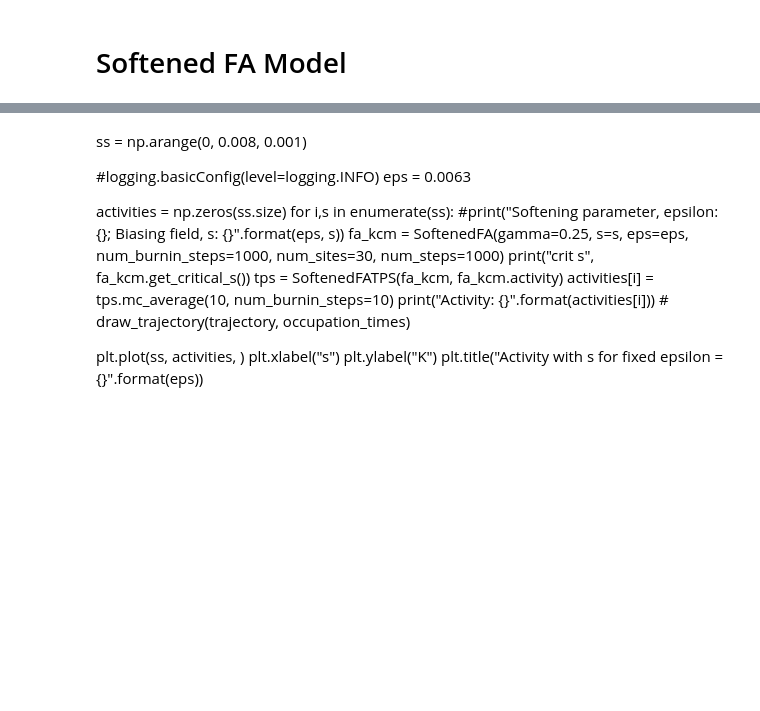
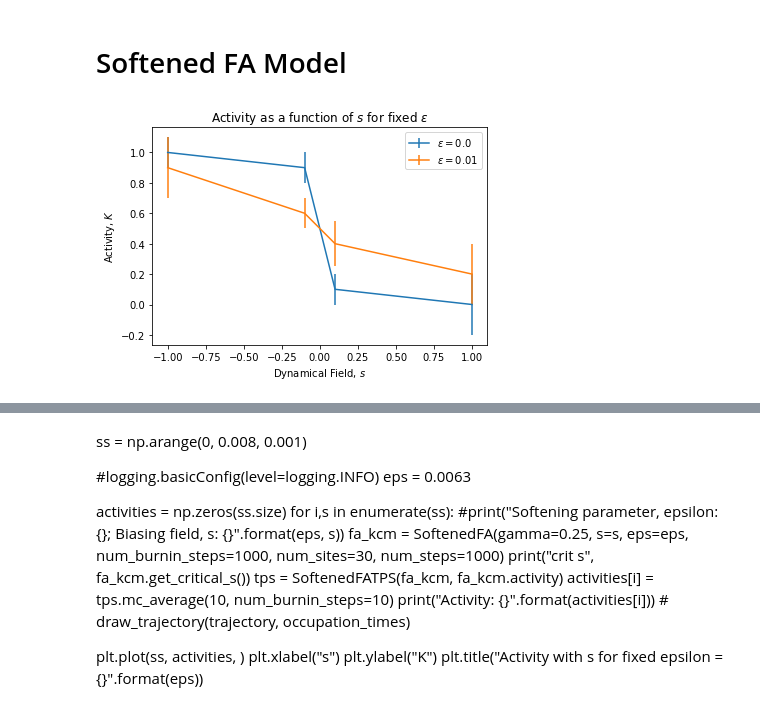
Before and after one commit to jqhoogland/ACM, a Jupyter notebook: Continuous Time Done Correctly.ipynb, the cells around one changed output, grey strips where cells are left out. Saved outputs shown, nothing was run; the diff lists cells and outputs as text; code cells hidden in the pictures; blank space fills up the shorter version.

Commit message:
Completed  method of TransitionPathSampler with a binning analysis of the rror to circumvent autocorrelation problems; Added a function to plot activity as a function of s for fixed epsilon values

```diff
--- a/Continuous Time Done Correctly.ipynb
+++ b/Continuous Time Done Correctly.ipynb
@@ -18,4 +18,11 @@ This is what we want to see (also a reference for the parameter ranges)
 # %%
 eps = 0.00
 time_step = 0.005
+# %%
+draw_activity_for_fixed_eps(eps, np.array([-1., -.1, .1, 1.]), np.array([1., .9, .1, 0.]), activity_errs=np.array([.1, .1, .1, .2]))
+draw_activity_for_fixed_eps(0.01, np.array([-1., -.1, .1, 1.]), np.array([.9, .6, .4, .2]), activity_errs=np.array([.2, .1, .15, .2]))
+
+plt.show()
+# %% [output]
+[figure, added]
 # %%
```
Also changed, not shown: parts of 2 cells of this notebook, 1 other file.
